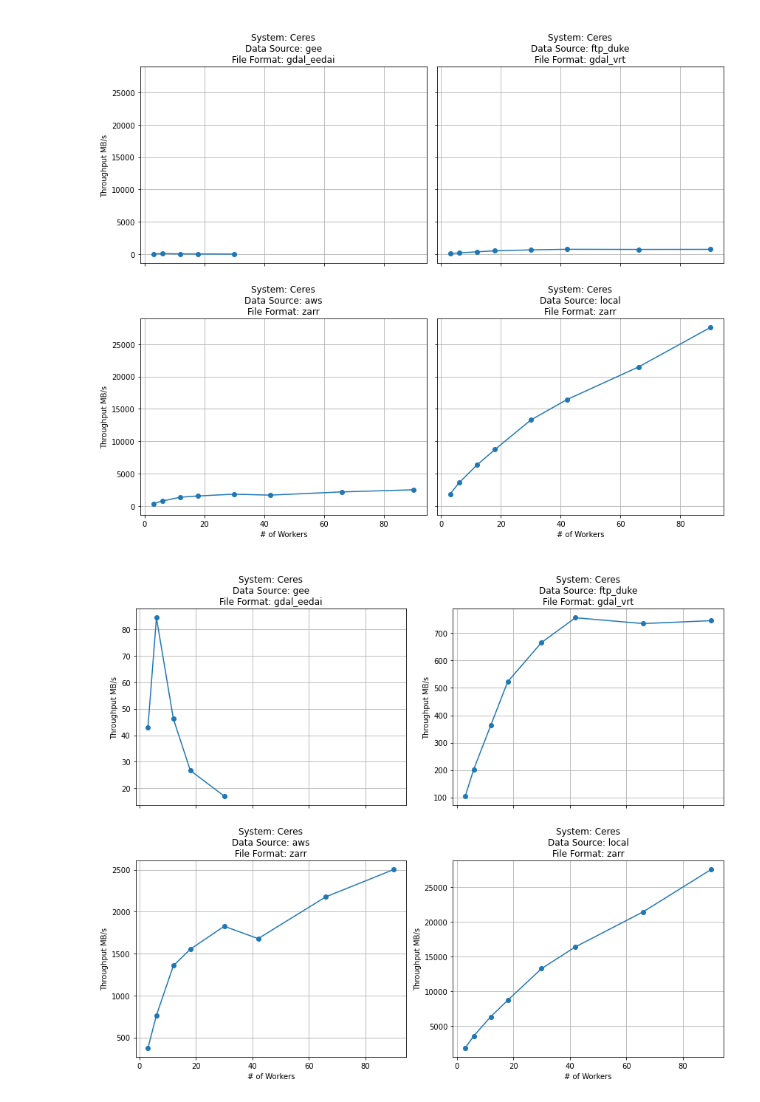
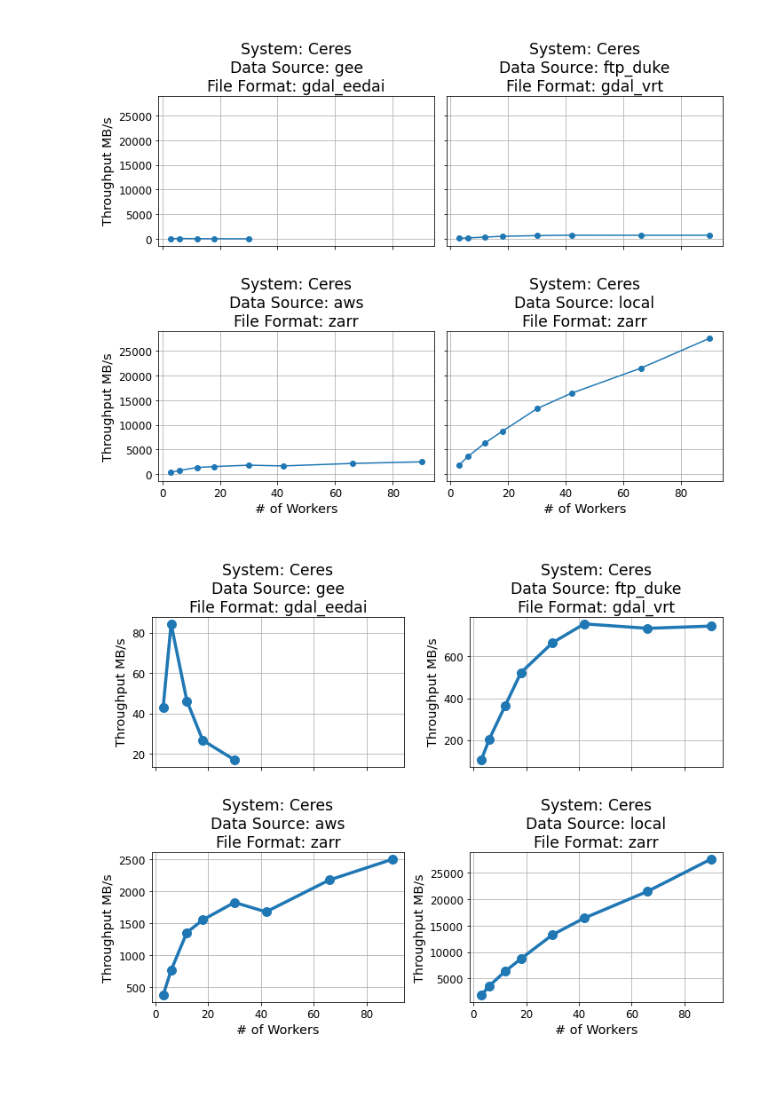
Before and after one commit to rmg55/SCINet_GeoCDL, a Jupyter notebook: throughput_benchmarks/results/viz_results.ipynb, the cells around one changed output. Saved outputs shown, nothing was run; the diff lists cells and outputs as text; code cells hidden in the pictures; blank space fills up the shorter version.

```diff
--- a/throughput_benchmarks/results/viz_results.ipynb
+++ b/throughput_benchmarks/results/viz_results.ipynb
@@ -3,32 +3,38 @@ import pandas as pd
 from glob import glob
 import numpy as np
 import matplotlib.pyplot as plt
+params = {'legend.fontsize': 'x-large',
+         'axes.labelsize': 'x-large',
+         'axes.titlesize':'xx-large',
+         'xtick.labelsize':'large',
+         'ytick.labelsize':'large'}
+plt.rcParams.update(params)
 # %%
 df = pd.concat([pd.read_csv(f) for f in glob('./Python*.csv')],ignore_index=True)
 grouped = df.groupby(by=['system','format','cloud_source'])
 
 ncols=2
 nrows = int(np.ceil(grouped.ngroups/ncols))
 
-fig, axes = plt.subplots(nrows=nrows, ncols=ncols, figsize=(12,10), sharey=True,sharex=True)
+fig, axes = plt.subplots(nrows=nrows, ncols=ncols, figsize=(10,8), sharey=True,sharex=True)
 
 for (key, ax) in zip(grouped.groups.keys(), axes.flatten()):
     system, d_format, cloud_source = key
     grouped.get_group(key).plot(ax=ax,
                                 x='nworkers',
                                 y='throughput_MBps',
                                 title='\nSystem: '+system+'\nData Source: '+cloud_source+'\nFile Format: '+d_format,
                                 grid=True,
                                 style='.-',
                                 ylabel='Throughput MB/s',
                                 xlabel='# of Workers',
                                 ms=12,
                                 legend=False)
 plt.tight_layout()
 # %% [output]
-[figure, old version]
+[figure, new version]
 # %%
-fig, axes = plt.subplots(nrows=nrows, ncols=ncols, figsize=(12,10), sharey=False,sharex=True)
+fig, axes = plt.subplots(nrows=nrows, ncols=ncols, figsize=(10,8), sharey=False,sharex=True)
 
 for (key, ax) in zip(grouped.groups.keys(), axes.flatten()):
     system, d_format, cloud_source = key
@@ -40,9 +46,11 @@ for (key, ax) in zip(grouped.groups.keys(), axes.flatten()):
                                 style='.-',
                                 ylabel='Throughput MB/s',
                                 xlabel='# of Workers',
-                                ms=12,
+                                ms=20,
+                                lw=3.5,
                                 legend=False)
+
 plt.tight_layout()
 plt.savefig('benchmark_res.png',dpi=300)
 # %% [output]
-[figure, old version]
+[figure, new version]
```
Also changed, not shown: 1 other file.
